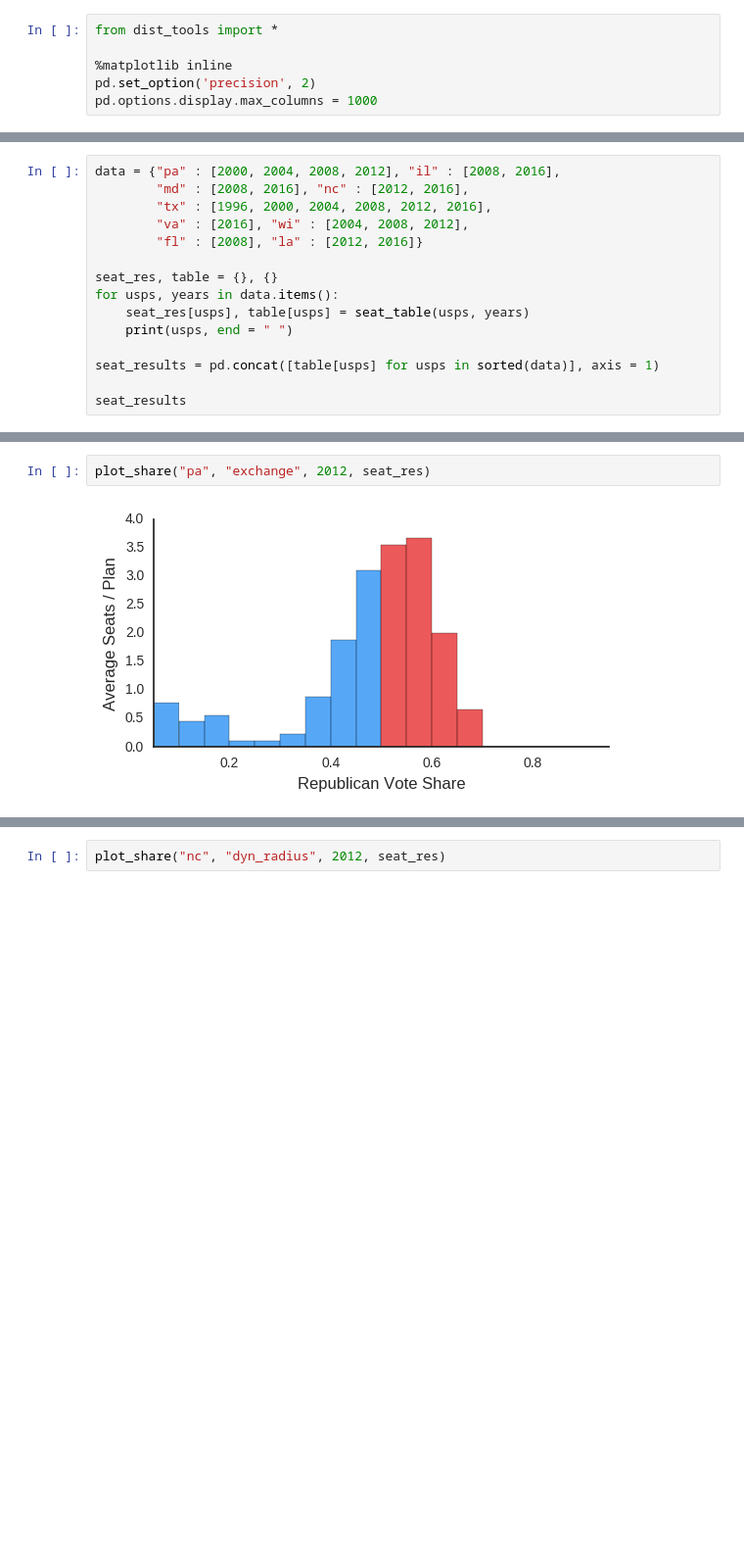
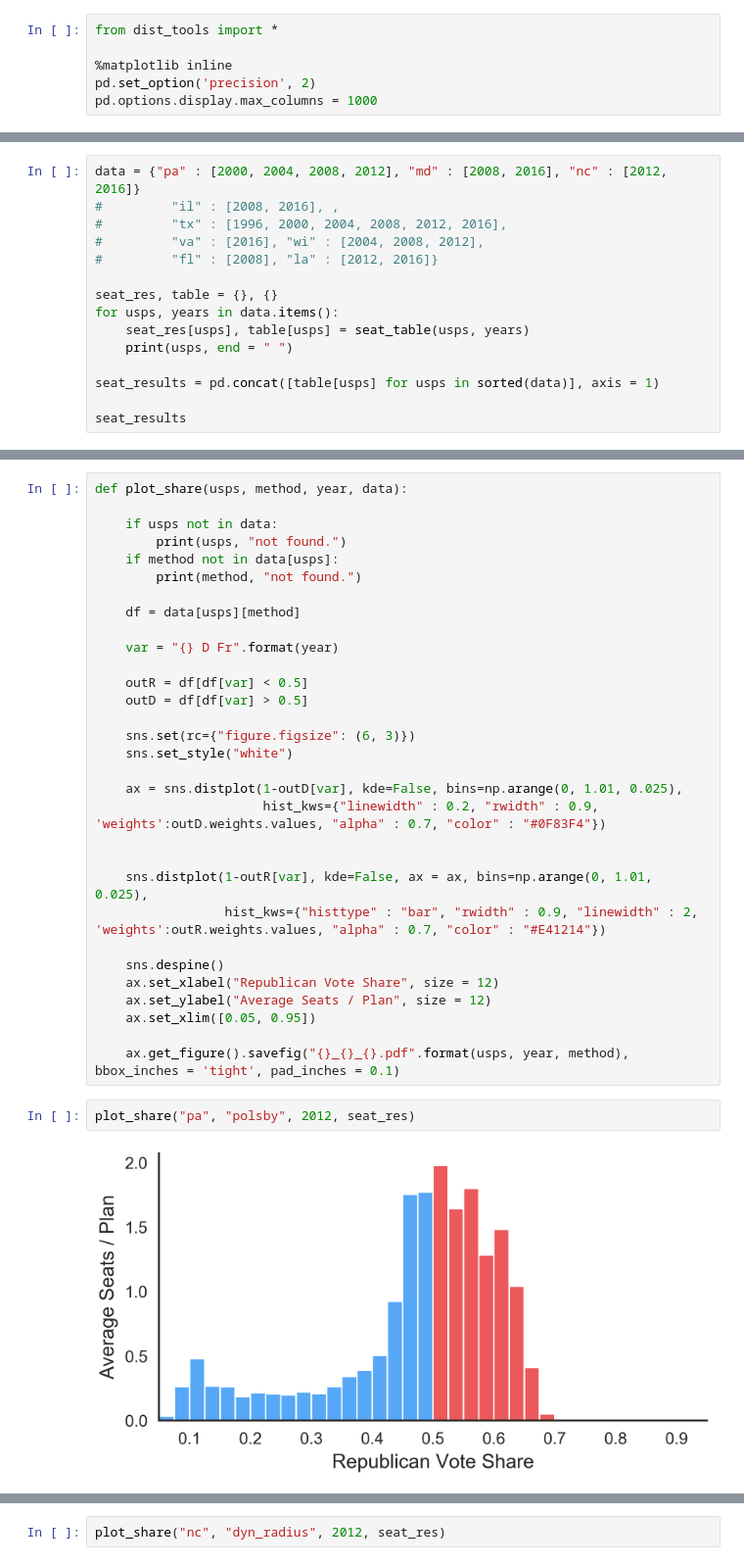
Before and after one commit to JamesSaxon/dist_analysis, a Jupyter notebook: votes_to_seats.ipynb, the cells around one changed output, grey strips where cells are left out. Shown: that part at 98% size. Saved outputs shown, nothing was run; the diff lists cells and outputs as text; blank space fills up the shorter version.

```diff
--- a/votes_to_seats.ipynb
+++ b/votes_to_seats.ipynb
@@ -12,9 +11,9 @@ il_votes.csv  md_votes.csv  pa_votes.csv  tx_votes.csv     wi_votes.csv
 # %%
-data = {"pa" : [2000, 2004, 2008, 2012], "il" : [2008, 2016],
-        "md" : [2008, 2016], "nc" : [2012, 2016],
-        "tx" : [1996, 2000, 2004, 2008, 2012, 2016],
-        "va" : [2016], "wi" : [2004, 2008, 2012],
-        "fl" : [2008], "la" : [2012, 2016]}
+data = {"pa" : [2000, 2004, 2008, 2012], "md" : [2008, 2016], "nc" : [2012, 2016]}
+#         "il" : [2008, 2016], ,
+#         "tx" : [1996, 2000, 2004, 2008, 2012, 2016],
+#         "va" : [2016], "wi" : [2004, 2008, 2012],
+#         "fl" : [2008], "la" : [2012, 2016]}
 
 seat_res, table = {}, {}
 for usps, years in data.items():
@@ -61,4 +26,35 @@ seat_results
+# %%
+def plot_share(usps, method, year, data):
+
+    if usps not in data:
+        print(usps, "not found.")
+    if method not in data[usps]:
+        print(method, "not found.")
+
+    df = data[usps][method]
+
+    var = "{} D Fr".format(year)
+
+    outR = df[df[var] < 0.5]
+    outD = df[df[var] > 0.5]
+
+    sns.set(rc={"figure.figsize": (6, 3)})
+    sns.set_style("white")
+
+    ax = sns.distplot(1-outD[var], kde=False, bins=np.arange(0, 1.01, 0.025),
+                      hist_kws={"linewidth" : 0.2, "rwidth" : 0.9, 'weights':outD.weights.values, "alpha" : 0.7, "color" : "#0F83F4"})
+
+
+    sns.distplot(1-outR[var], kde=False, ax = ax, bins=np.arange(0, 1.01, 0.025),
+                 hist_kws={"histtype" : "bar", "rwidth" : 0.9, "linewidth" : 2, 'weights':outR.weights.values, "alpha" : 0.7, "color" : "#E41214"})
+
+    sns.despine()
+    ax.set_xlabel("Republican Vote Share", size = 12)
+    ax.set_ylabel("Average Seats / Plan", size = 12)
+    ax.set_xlim([0.05, 0.95])
+
+    ax.get_figure().savefig("{}_{}_{}.pdf".format(usps, year, method), bbox_inches = 'tight', pad_inches = 0.1)
 # %%
-plot_share("pa", "exchange", 2012, seat_res)
+plot_share("pa", "polsby", 2012, seat_res)
 # %% [output]
-[figure, old version]
+[figure, new version]
```
Also changed, not shown: parts of 9 cells of this notebook, 8 other files.
